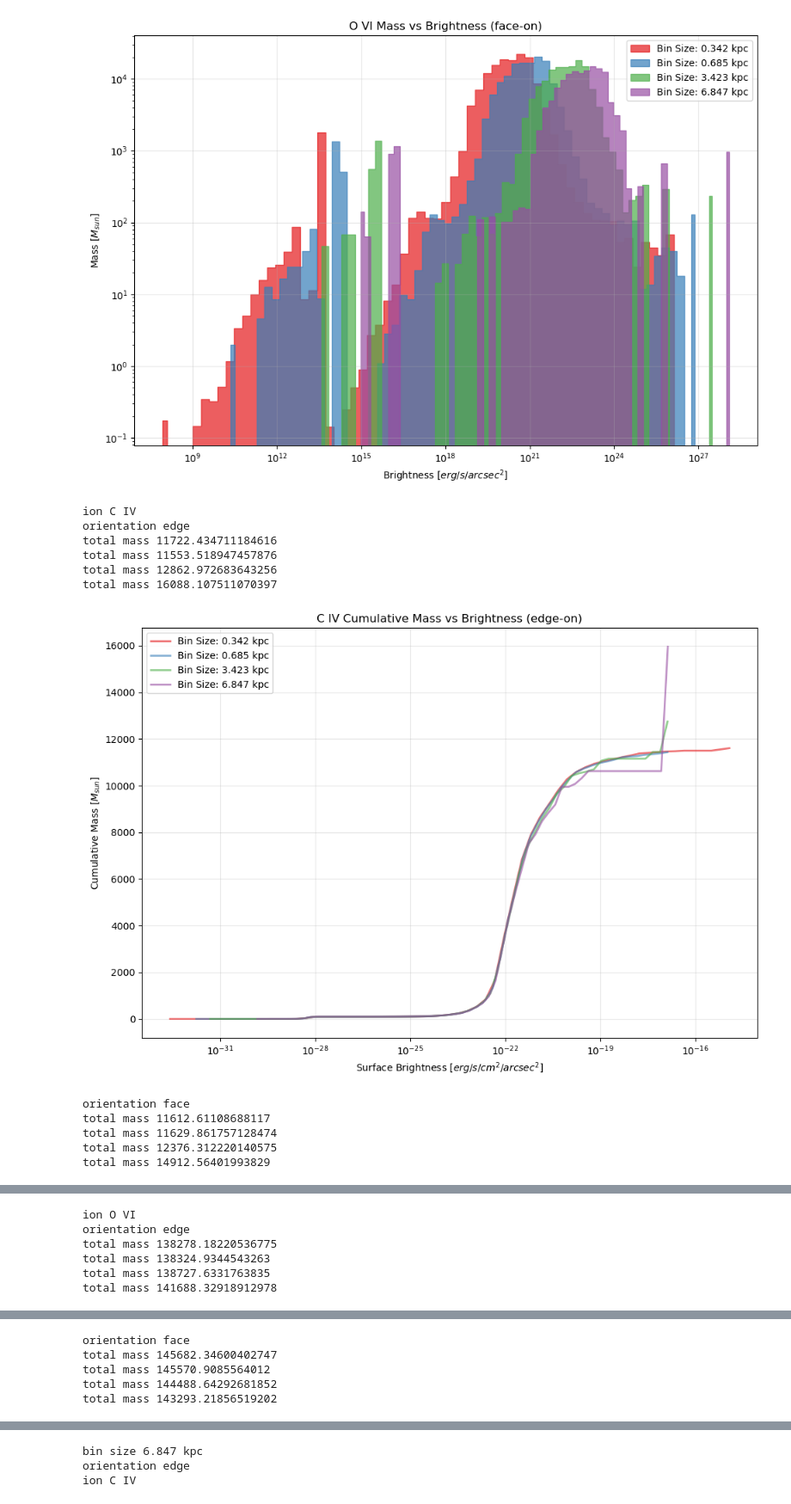
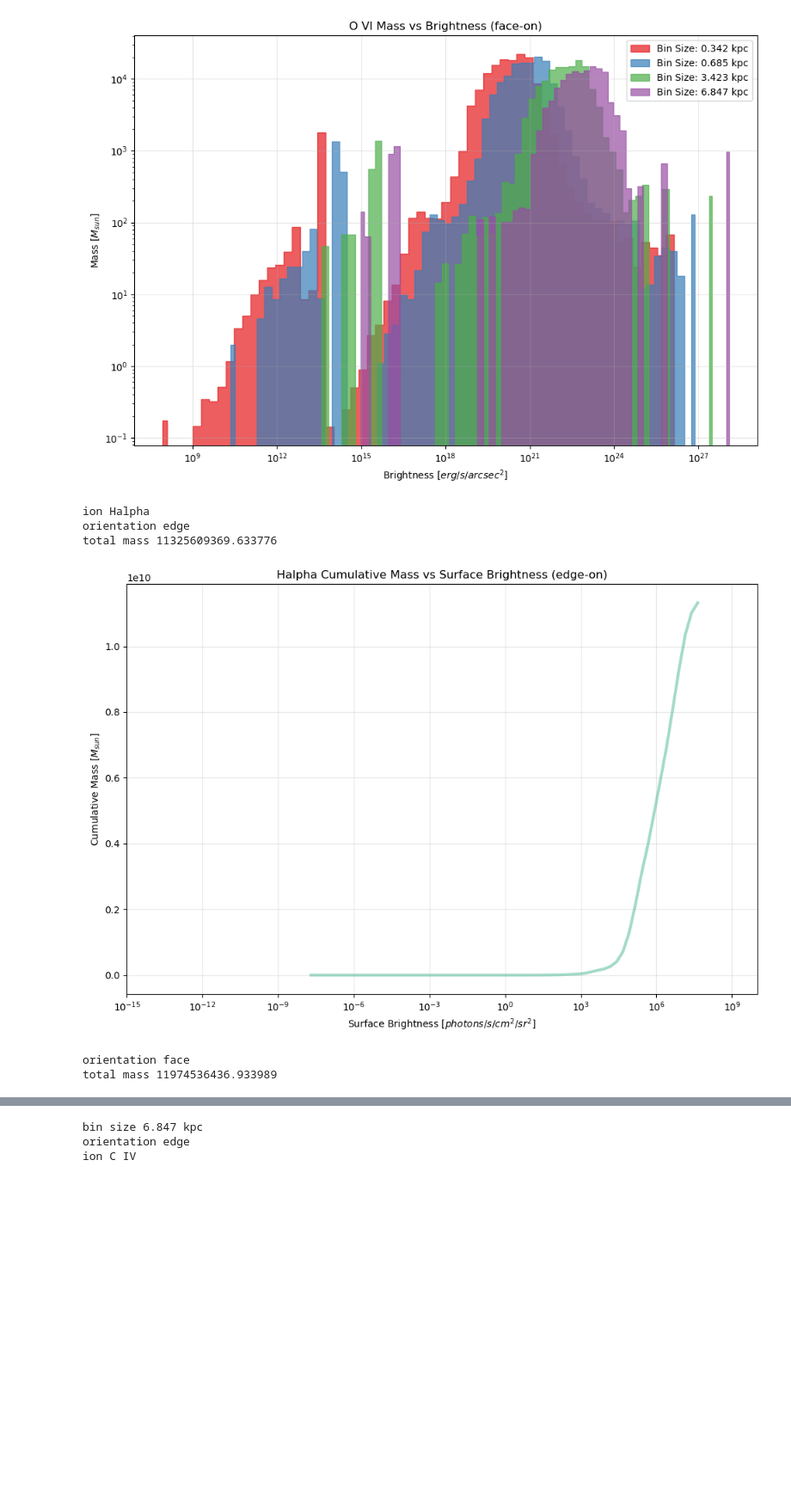
Before and after one commit to foggie-sims/foggie, a Jupyter notebook: foggie/notebooks/FRB-Analysis.ipynb, the cells around one changed output, grey strips where cells are left out. Shown: that part at 86% size. Saved outputs shown, nothing was run; the diff lists cells and outputs as text; code cells hidden in the pictures; blank space fills up the shorter version.

```diff
--- a/foggie/notebooks/FRB-Analysis.ipynb
+++ b/foggie/notebooks/FRB-Analysis.ipynb
@@ -71,18 +71,20 @@ def generate_foggie_paths(halo, run, snap):
 
 # specify halo and snapshot
 halo = '8508'
-run = 'ludicrous/nref13c_nref9f.enhance'
-snap = 'DD2509'
+run = 'nref11c_nref9f'
+snap = 'RD0042'
 halo_name = 'Tempest'
 
 foggie_dir,code_path, snap_name, halo_c_v_name, trackname, output_dir = generate_foggie_paths(halo, run, snap)
 # %%
 # Surface brightness histogram
-ions = ["C IV", "O VI"]
+ions = ['Halpha']#,'C III','C II','C IV', 'O VI']
 orientations = ["edge", "face"]
-bin_sizes = ['0.342', '0.685','3.423','6.847']
-flux_threshold = 1e22  # Define flux threshold
-cmap = mtcm.get_cmap('Set1', 10) # Colormap for plots
+
+
+bin_sizes = ['0.14']#['0.342', '0.685','3.423','6.847']
+flux_threshold = 1e0  # Define flux threshold
+cmap = mtcm.get_cmap('Set2', 3) # Colormap for plots
 
 prefix = output_dir + '/' + 'ions_halo_00' + halo + '/' + run + '/'
 print(prefix)
@@ -164,7 +166,7 @@ for dataset_name in set_of_datasets:
                         # Finalize the plot for this dataset
                         plt.yscale('log')  # Use logarithmic scale for better visibility
                         plt.xscale('log')  # Log scale for x-axis
-                        plt.xlabel('Surface Brightness [$erg/s/cm^2/arcsec^2$]')
+                        plt.xlabel('Surface Brightness [$photons/s/cm^2/sr^2$]')
                         plt.ylabel('Number of Pixels')
                         plt.title(f'{dataset_name} - Histogram for Different Bin Sizes\nFOV: {fov_kpc} kpc')
                         plt.legend()
@@ -372,10 +386,12 @@ for ion in ions:
         # Finalize the plot for this ion and orientation
         plt.yscale('log')  # Logarithmic scale for y-axis
         plt.xscale('log')  # Logarithmic scale for x-axis
-        plt.xlabel('Surface Brightness [$erg/s/cm^2/arcsec^2$]')
+        plt.xlabel('Surface Brightness [$photons/s/cm^2/sr^2$]')
         plt.ylabel('Mass [$M_{sun}$]')
+        plt.xlim(1e-15,1e10)
+        plt.ylim(1e-5,1e10)
         plt.title(f'{ion} Mass vs Surface Brightness ({orientation}-on)')
-        plt.legend()
+        #plt.legend()
         plt.grid(True, alpha=0.3)
         plt.tight_layout()
 
@@ -507,45 +518,41 @@ for ion in ions:
                 emission_data = emission_data[valid_indices] #* bin_area
                 mass_data = mass_data[valid_indices]
 
                 # Define log-spaced bins for emission
                 flux_min = emission_data.min()
                 flux_max = emission_data.max()
                 bins = np.logspace(np.log10(flux_min), np.log10(flux_max), 64)
 
                 # Calculate cumulative mass for each bin
                 bin_indices = np.digitize(emission_data, bins)
                 cumulative_mass = np.array([mass_data[bin_indices <= j].sum() for j in range(1, len(bins))])
 
                 # Plot the cumulative results
                 bin_centers = 0.5 * (bins[:-1] + bins[1:])
-                plt.plot(bin_centers, cumulative_mass, color=color, alpha=0.6, label=f'Bin Size: {bin_size_kpc} kpc', lw = 2)
+                plt.plot(bin_centers, cumulative_mass, color=color, alpha=0.6, label=f'Bin Size: {bin_size_kpc} kpc', lw = 3)
 
         # Finalize the plot for this ion and orientation
         #plt.yscale('log')  # Logarithmic scale for y-axis
         plt.xscale('log')  # Logarithmic scale for x-axis
-        plt.xlabel('Surface Brightness [$erg/s/cm^2/arcsec^2$]')
+        plt.xlabel('Surface Brightness [$photons/s/cm^2/sr^2$]')
         plt.ylabel('Cumulative Mass [$M_{sun}$]')
-        plt.title(f'{ion} Cumulative Mass vs Brightness ({orientation}-on)')
-        plt.legend()
+        plt.xlim(1e-15,1e10)
+        #plt.ylim(1e-1,160000)
+        plt.title(f'{ion} Cumulative Mass vs Surface Brightness ({orientation}-on)')
+        #plt.legend()
         plt.grid(True, alpha=0.3)
         plt.tight_layout()
 
         # Save the plot
         plot_dir = os.path.join(prefix, "mass_vs_emission_plots", orientation)
         os.makedirs(plot_dir, exist_ok=True)
         plt.savefig(os.path.join(plot_dir, f"{ion.replace(' ', '_')}_{orientation}_cumulative_mass_vs_emission.png"))
         plt.show()
         plt.close()
 # %% [output]
-ion C IV
+ion Halpha
 orientation edge
-total mass 11722.434711184616
-total mass 11553.518947457876
-total mass 12862.972683643256
-total mass 16088.107511070397
+total mass 11325609369.633776
-[figure, old version]
+[figure, new version]
 orientation face
-total mass 11612.61108688117
-total mass 11629.861757128474
-total mass 12376.312220140575
-total mass 14912.56401993829
+total mass 11974536436.933989
@@ -553,6 +559,0 @@ total mass 14912.56401993829
-ion O VI
-orientation edge
-total mass 138278.18220536775
-total mass 138324.9344543263
-total mass 138727.6331763835
-total mass 141688.32918912978
@@ -560,5 +559,0 @@ total mass 141688.32918912978
-orientation face
-total mass 145682.34600402747
-total mass 145570.9085564012
-total mass 144488.64292681852
-total mass 143293.21856519202
```
Also changed, not shown: parts of 5 cells of this notebook, 28 other files.
